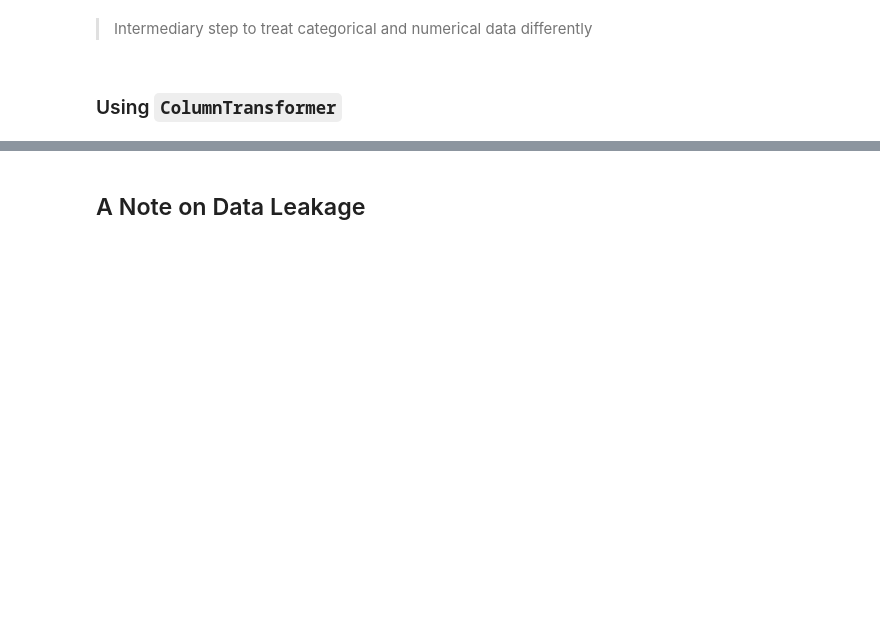
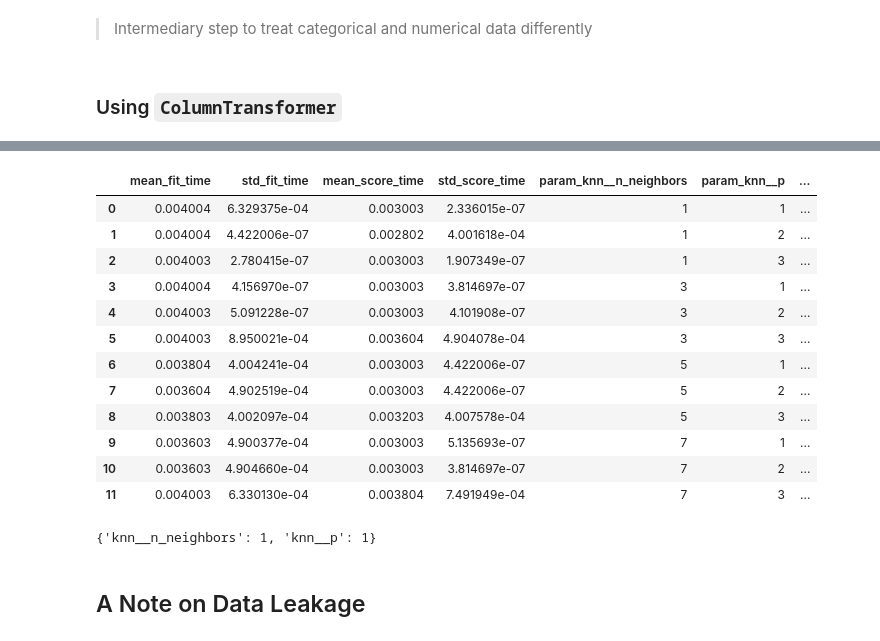
Before and after one commit to mattrubic/NTL-DS-062722, a Jupyter notebook: 3Phase/48-model_tuning.ipynb, the cells around one changed output, grey strips where cells are left out. Cells and saved outputs as stored; diff of their text form; code cells hidden in the pictures; blank space fills up the shorter version.

```diff
--- a/3Phase/48-model_tuning.ipynb
+++ b/3Phase/48-model_tuning.ipynb
@@ -490,0 +520,7 @@ dums_df = pd.DataFrame(dums,
+# %%
+model_pipe = Pipeline(steps=[
+    ('trans', trans),
+    ('knn', KNeighborsClassifier())
+])
+# %%
+model_pipe.fit(X_train, y_train)
@@ -490,0 +539,11 @@ dums_df = pd.DataFrame(dums,
+# %%
+# More gridseach?
+
+pipe_grid = {
+    'knn__n_neighbors': [1,3,5,7],
+    'knn__p': [1,2,3]
+}
+# %%
+gs_pipe = GridSearchCV(estimator=model_pipe, param_grid=pipe_grid, verbose=1)
+
+gs_pipe.fit(X_train, y_train)
@@ -491,3 +565,23 @@ dums_df = pd.DataFrame(dums,
+# %%
+pd.DataFrame(gs_pipe.cv_results_)
+# %% [output]
+|  | mean_fit_time | std_fit_time | mean_score_time | std_score_time | param_knn__n_neighbors | param_knn__p | ... |
+| 0 | 0.004004 | 6.329375e-04 | 0.003003 | 2.336015e-07 | 1 | 1 | ... |
+| 1 | 0.004004 | 4.422006e-07 | 0.002802 | 4.001618e-04 | 1 | 2 | ... |
+| 2 | 0.004003 | 2.780415e-07 | 0.003003 | 1.907349e-07 | 1 | 3 | ... |
+| 3 | 0.004004 | 4.156970e-07 | 0.003003 | 3.814697e-07 | 3 | 1 | ... |
+| 4 | 0.004003 | 5.091228e-07 | 0.003003 | 4.101908e-07 | 3 | 2 | ... |
+| 5 | 0.004003 | 8.950021e-04 | 0.003604 | 4.904078e-04 | 3 | 3 | ... |
+| 6 | 0.003804 | 4.004241e-04 | 0.003003 | 4.422006e-07 | 5 | 1 | ... |
+| 7 | 0.003604 | 4.902519e-04 | 0.003003 | 4.422006e-07 | 5 | 2 | ... |
+| 8 | 0.003803 | 4.002097e-04 | 0.003203 | 4.007578e-04 | 5 | 3 | ... |
+| 9 | 0.003603 | 4.900377e-04 | 0.003003 | 5.135693e-07 | 7 | 1 | ... |
+| 10 | 0.003603 | 4.904660e-04 | 0.003003 | 3.814697e-07 | 7 | 2 | ... |
+| 11 | 0.004003 | 6.330130e-04 | 0.003804 | 7.491949e-04 | 7 | 3 | ... |
+# %%
+gs_pipe.best_params_
+# %% [output]
+{'knn__n_neighbors': 1, 'knn__p': 1}
 # %% [markdown]
 ## A Note on Data Leakage
 # %% [markdown]
```
Also changed, not shown: parts of 21 cells of this notebook.
